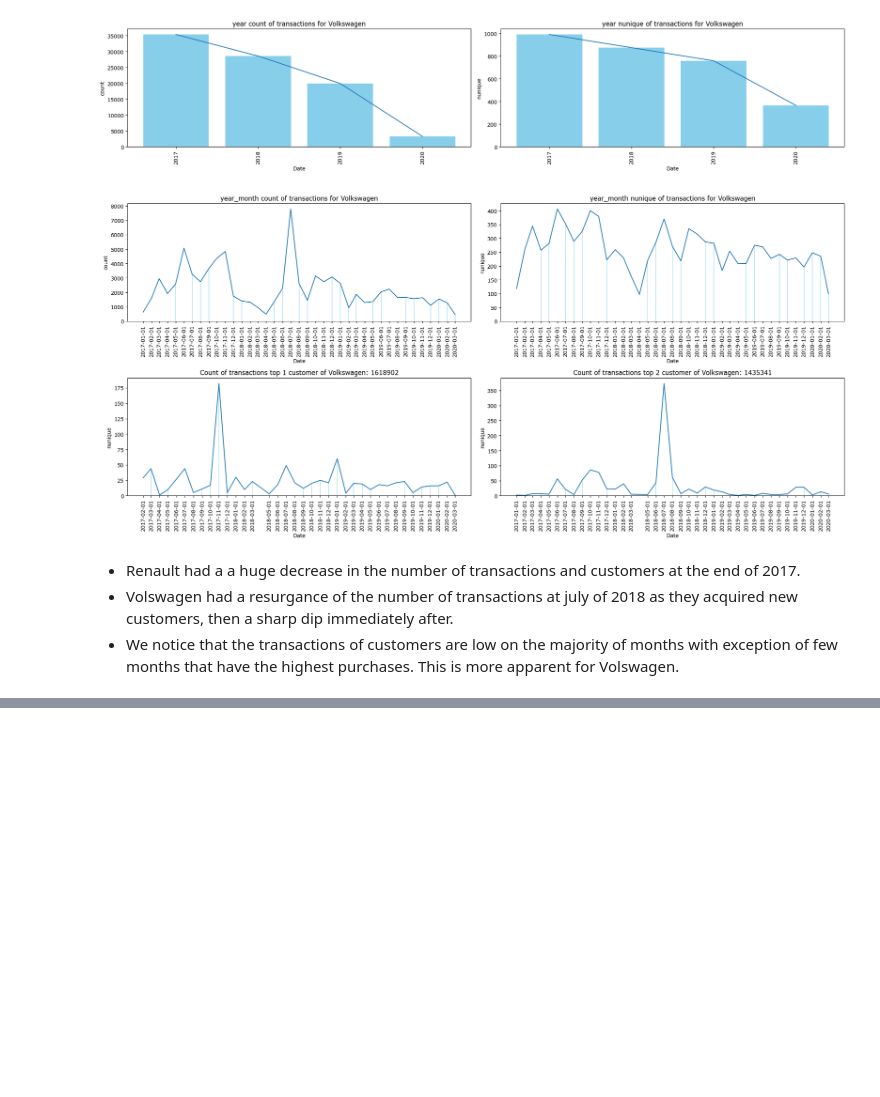
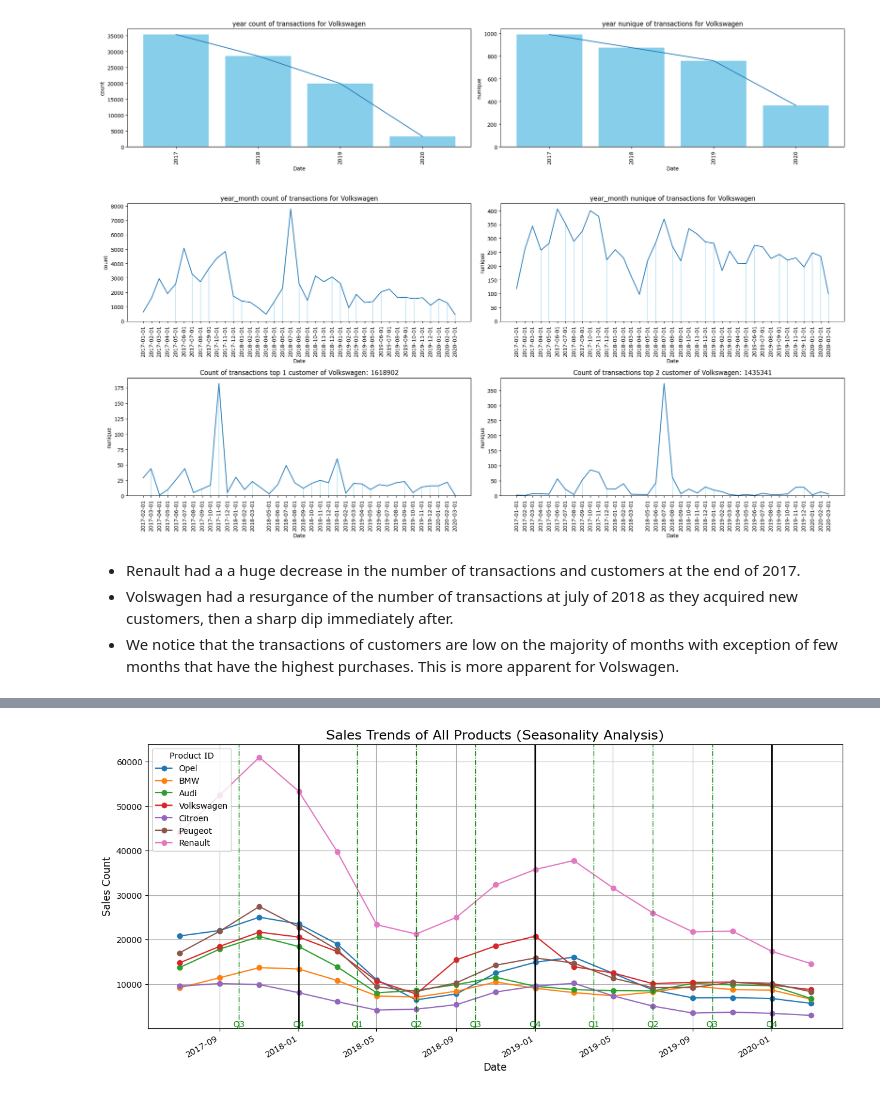
Before and after one commit to rkhquod/Quod_THA, a Jupyter notebook: notebooks/EDA.ipynb, the cells around one changed output, grey strips where cells are left out. Cells and saved outputs as stored; diff of their text form; code cells hidden in the pictures; blank space fills up the shorter version.

```diff
--- a/notebooks/EDA.ipynb
+++ b/notebooks/EDA.ipynb
@@ -6,6 +8,6 @@ import matplotlib.pyplot as plt
 # %%
-tr_1 = pd.read_csv("/../data/raw/transactions_1.csv", index_col=0)
-tr_2 = pd.read_csv("/../data/raw/transactions_2.csv", index_col=0)
+tr_1 = pd.read_csv("../data/raw/transactions_1.csv", index_col=0)
+tr_2 = pd.read_csv("../data/raw/transactions_2.csv", index_col=0)
 # %% [markdown]
 ### Preprocessing
 # %%
@@ -262,0 +340,6 @@ plot_product_count_per_customer("Volkswagen")
+# %%
+top_products_per_period  = get_top_products_last_6_months(tr_total, sliding_window=2)
+# %%
+plot_seasonality(top_products_per_period)
+# %% [output]
+[figure, added]
```
Also changed, not shown: parts of 8 cells of this notebook, 14 other files.
